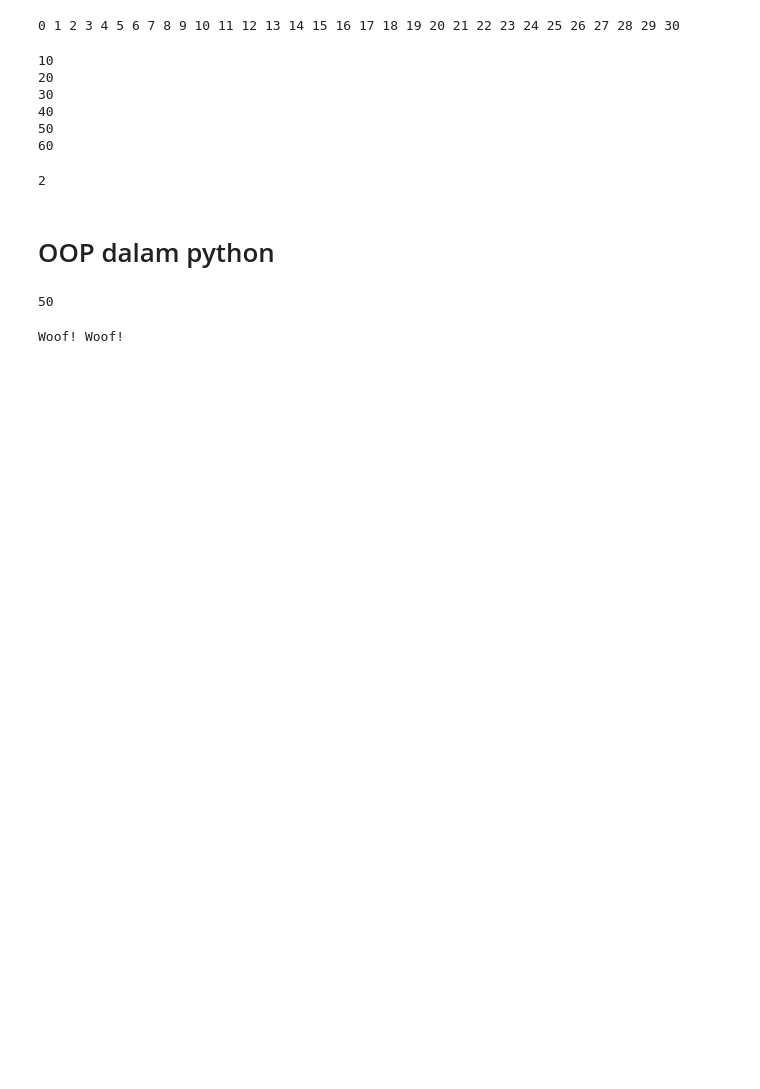
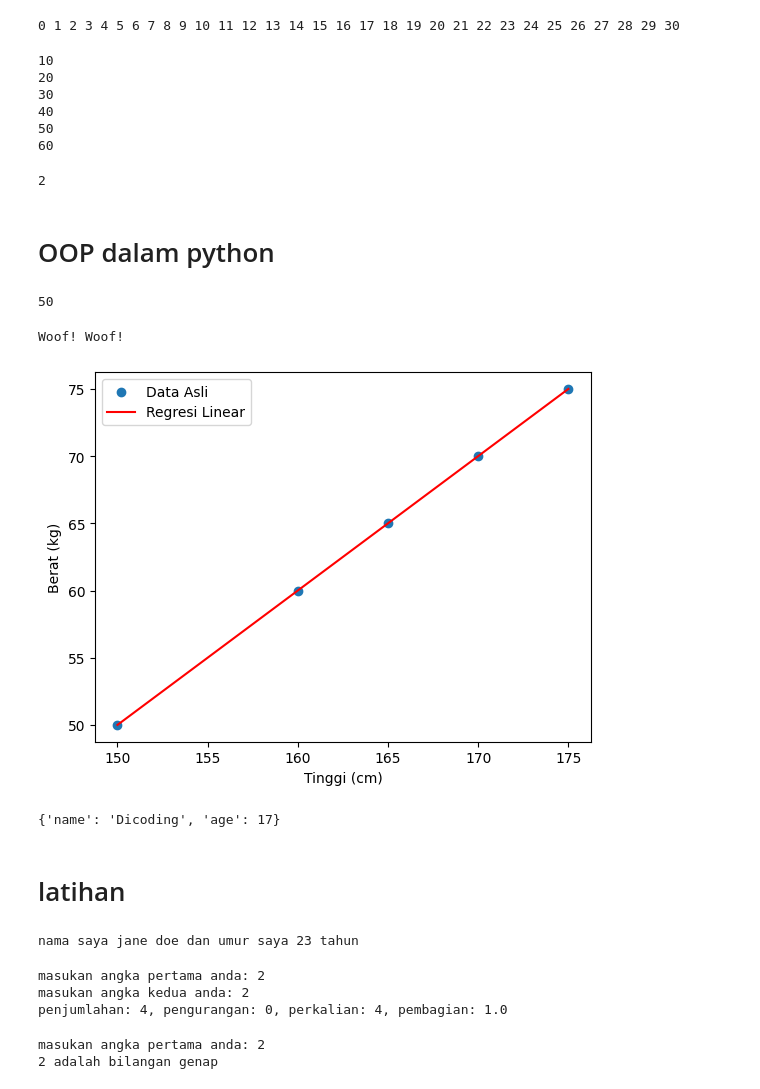
Before and after one commit to ihyaulumuddin044/machineLearning, a Jupyter notebook: python_lanjutan.ipynb, the cells around one changed output. Saved outputs shown, nothing was run; the diff lists cells and outputs as text; code cells hidden in the pictures; blank space fills up the shorter version.

Commit message:
latihan

```diff
--- a/python_lanjutan.ipynb
+++ b/python_lanjutan.ipynb
@@ -400,3 +400,76 @@ dog = Dog("Buddy")
 dog.make_sound()  # Output: Woof! Woof!
 # %% [output]
 Woof! Woof!
+# %%
+import matplotlib.pyplot as plt
+import pandas as pd
+from sklearn.linear_model import LinearRegression
+
+
+data = {
+    "Tinggi": [150, 160, 165, 170, 175],
+    "Berat": [50, 60, 65, 70, 75]
+}
+
+df = pd.DataFrame(data)
+
+# Data contoh (Tinggi & Berat)
+X = df[["Tinggi"]]  # Variabel independen
+y = df["Berat"]  # Variabel dependen
+
+# Membuat model regresi
+model = LinearRegression()
+model.fit(X, y)
+
+# Prediksi berat berdasarkan tinggi
+y_pred = model.predict(X)
+
+# Plot hasil regresi
+plt.scatter(X, y, label="Data Asli")
+plt.plot(X, y_pred, color='red', label="Regresi Linear")
+plt.xlabel("Tinggi (cm)")
+plt.ylabel("Berat (kg)")
+plt.legend()
+plt.show()
+# %% [output]
+[figure, added]
+# %%
+print(dict([['name','Dicoding'],['age',17]]))
+# %% [output]
+{'name': 'Dicoding', 'age': 17}
+# %% [markdown]
+# latihan
+# %%
+# nomer 1
+nama = "jane doe"
+umur = 23
+
+print(f"nama saya {nama} dan umur saya {umur} tahun")
+# %% [output]
+nama saya jane doe dan umur saya 23 tahun
+# %%
+#  nomer 2
+angka_1 = int(input("masukan angka pertama anda: "))
+angka_2 = int(input("masukan angka kedua anda: "))
+
+penjumlahan = angka_1 + angka_2
+pengurangan = angka_1 - angka_2
+perkalian = angka_1 * angka_2
+pembagian = angka_1 / angka_2
+
+print(f"penjumlahan: {penjumlahan}, pengurangan: {pengurangan}, perkalian: {perkalian}, pembagian: {pembagian}")
+# %% [output]
+masukan angka pertama anda: 2
+masukan angka kedua anda: 2
+penjumlahan: 4, pengurangan: 0, perkalian: 4, pembagian: 1.0
+# %%
+# nomer 3
+angka = int(input("masukan angka pertama anda: "))
+
+if angka % 2 == 0:
+    print(f"{angka} adalah bilangan genap")
+else:
+    print(f"{angka} adalah bilangan ganjil")
+# %% [output]
+masukan angka pertama anda: 2
+2 adalah bilangan genap
```
Also changed, not shown: parts of 3 cells of this notebook.
